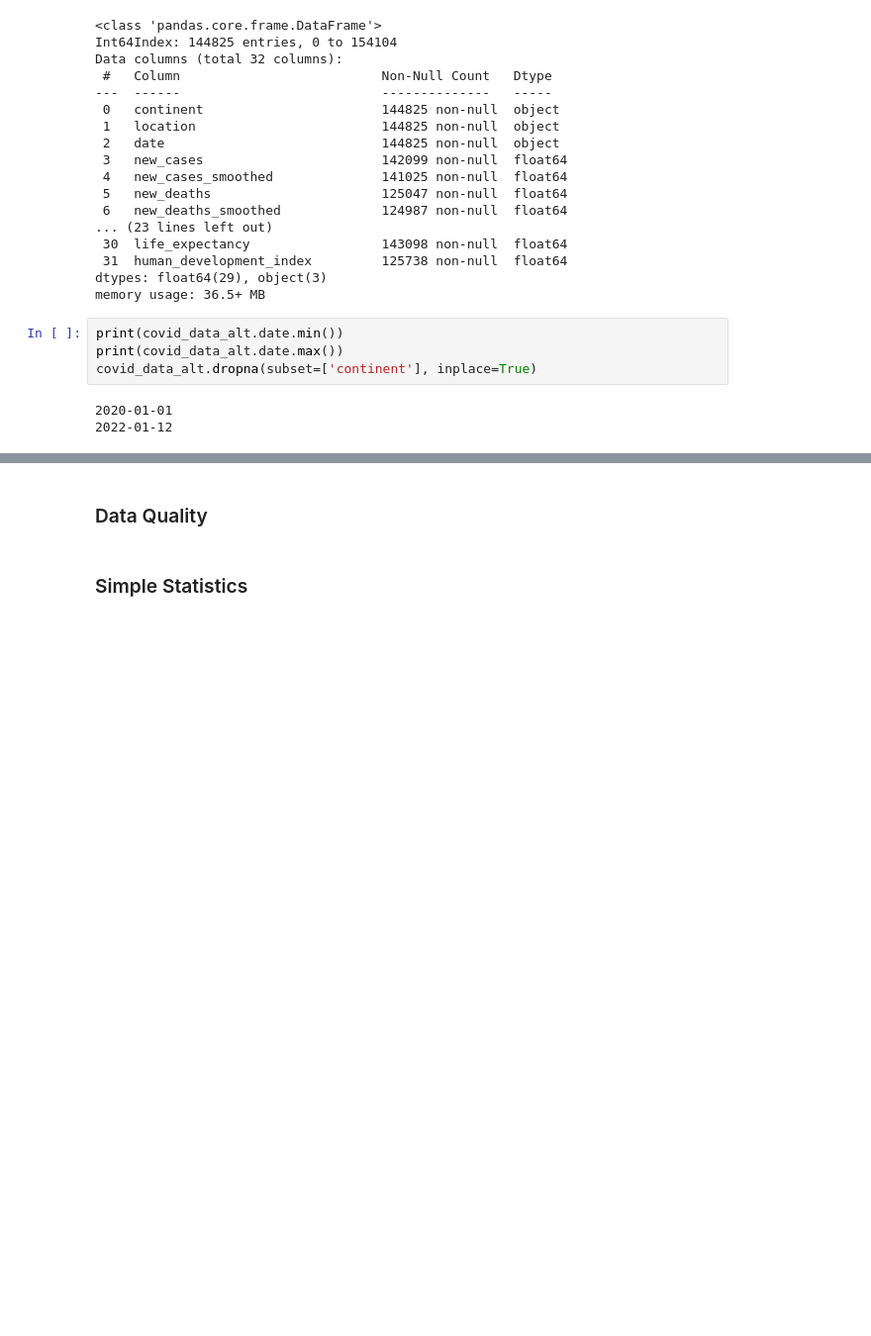
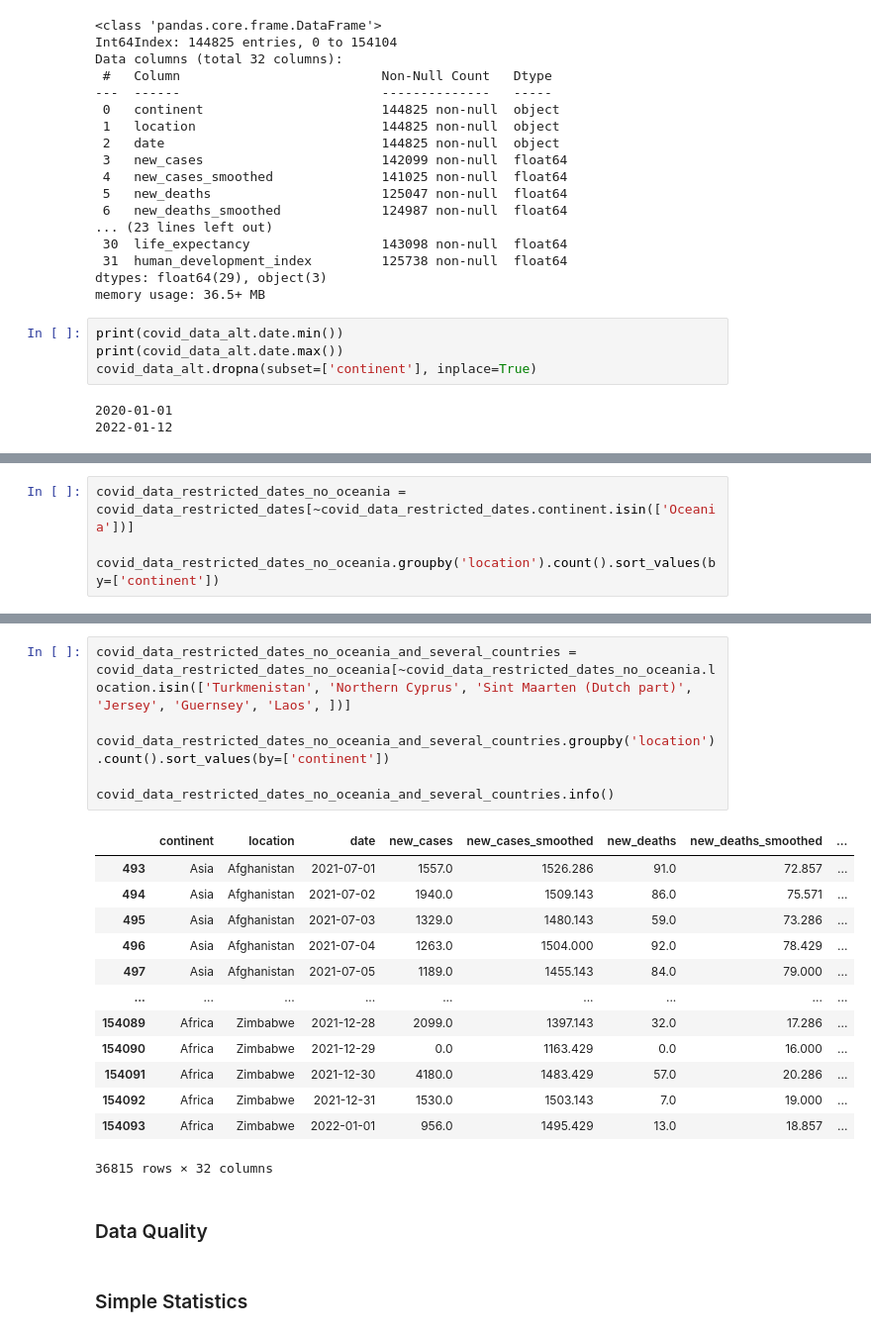
Before and after one commit to zharris1/ML_7331, a Jupyter notebook: Project Template.ipynb, the cells around one changed output, grey strips where cells are left out. Shown: that part at 99% size. Saved outputs shown, nothing was run; the diff lists cells and outputs as text; blank space fills up the shorter version.

```diff
--- a/Project Template.ipynb
+++ b/Project Template.ipynb
@@ -197 +197,5 @@ covid_data_restricted_dates.groupby('location').count().sort_values(by=['contine
 225 rows × 31 columns
+# %%
+covid_data_restricted_dates_no_oceania = covid_data_restricted_dates[~covid_data_restricted_dates.continent.isin(['Oceania'])]
+
+covid_data_restricted_dates_no_oceania.groupby('location').count().sort_values(by=['continent'])
@@ -198,3 +217,23 @@ covid_data_restricted_dates.groupby('location').count().sort_values(by=['contine
+# %%
+covid_data_restricted_dates_no_oceania_and_several_countries = covid_data_restricted_dates_no_oceania[~covid_data_restricted_dates_no_oceania.location.isin(['Turkmenistan', 'Northern Cyprus', 'Sint Maarten (Dutch part)', 'Jersey', 'Guernsey', 'Laos', ])]
+
+covid_data_restricted_dates_no_oceania_and_several_countries.groupby('location').count().sort_values(by=['continent'])
+
+covid_data_restricted_dates_no_oceania_and_several_countries.info()
+# %% [output]
+|  | continent | location | date | new_cases | new_cases_smoothed | new_deaths | new_deaths_smoothed | ... |
+| 493 | Asia | Afghanistan | 2021-07-01 | 1557.0 | 1526.286 | 91.0 | 72.857 | ... |
+| 494 | Asia | Afghanistan | 2021-07-02 | 1940.0 | 1509.143 | 86.0 | 75.571 | ... |
+| 495 | Asia | Afghanistan | 2021-07-03 | 1329.0 | 1480.143 | 59.0 | 73.286 | ... |
+| 496 | Asia | Afghanistan | 2021-07-04 | 1263.0 | 1504.000 | 92.0 | 78.429 | ... |
+| 497 | Asia | Afghanistan | 2021-07-05 | 1189.0 | 1455.143 | 84.0 | 79.000 | ... |
+| ... | ... | ... | ... | ... | ... | ... | ... | ... |
+| 154089 | Africa | Zimbabwe | 2021-12-28 | 2099.0 | 1397.143 | 32.0 | 17.286 | ... |
+| 154090 | Africa | Zimbabwe | 2021-12-29 | 0.0 | 1163.429 | 0.0 | 16.000 | ... |
+| 154091 | Africa | Zimbabwe | 2021-12-30 | 4180.0 | 1483.429 | 57.0 | 20.286 | ... |
+| 154092 | Africa | Zimbabwe | 2021-12-31 | 1530.0 | 1503.143 | 7.0 | 19.000 | ... |
+| 154093 | Africa | Zimbabwe | 2022-01-01 | 956.0 | 1495.429 | 13.0 | 18.857 | ... |
+36815 rows × 32 columns
 # %% [markdown]
 ### Data Quality
 # %% [markdown]
```
Also changed, not shown: parts of 4 cells of this notebook.
